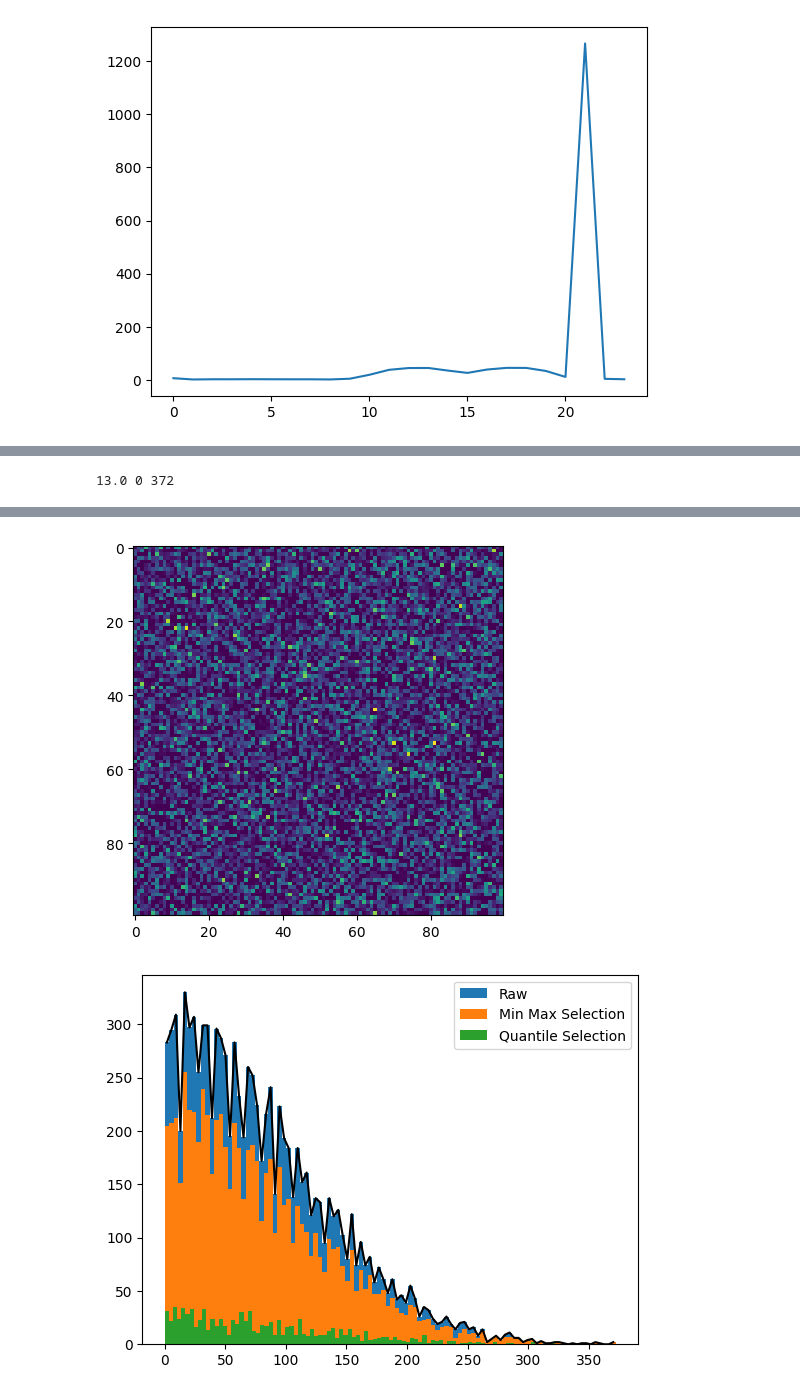
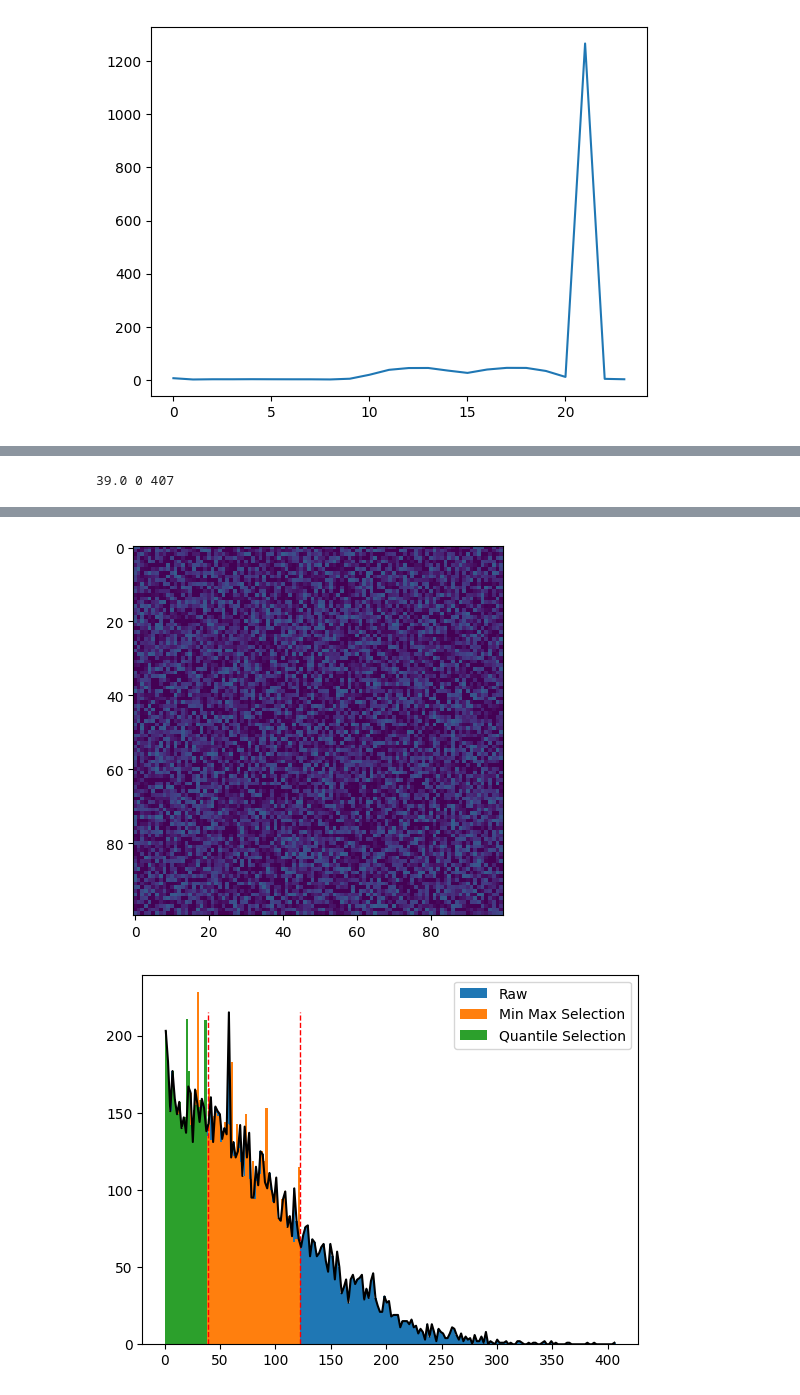
Before and after one commit to TimEpsilon/BetterNIRSpecBackground, a Jupyter notebook: Background_Testing.ipynb, the cells around one changed output, grey strips where cells are left out. Drawn from its saved outputs; the diff is of its cells as text; code cells hidden in the pictures.

```diff
--- a/Background_Testing.ipynb
+++ b/Background_Testing.ipynb
@@ -228,10 +234,10 @@ No artists with labels found to put in legend.  Note that artists whose label st
 # %%
 data = np.abs(np.random.poisson(10000,(100,100))-10000)
 
-q = np.quantile(data,0.1)
+q = np.quantile(data,0.3)
 print(q,data.min(),data.max())
 
-y,x = np.where((data < q))
+x,y = np.where((data < q))
 
 plt.figure()
 plt.imshow(data)
@@ -242,32 +248,35 @@ zeros[:,:] = -1
 zeros[x,y] = data[x,y]
 
 plt.figure()
-plt.imshow(zeros)
+plt.imshow(zeros,vmax=np.max(data))
 plt.show()
 
-n = 100
+n = 200
 
 hist, bins = np.histogram(data.ravel(),bins=n)
 bins = (bins[1:] + bins[:-1])/2
 
 a = 0.3
-y,x = np.where((data <  a*data.max()))
+x,y = np.where((data <  a*data.max()))
 zeros_mm = np.zeros_like(data)
 zeros_mm[:,:] = -1
 zeros_mm[x,y] = data[x,y]
 
 plt.figure()
-plt.imshow(zeros_mm)
+plt.imshow(zeros_mm,vmax=np.max(data))
 plt.show()
 
 plt.figure()
 plt.hist(data.ravel(),bins = n,label="Raw")
-plt.hist(zeros_mm[zeros_mm > -1].ravel(), bins = n, label="Min Max Selection")
-plt.hist(zeros[zeros > -1].ravel(),bins = n,label="Quantile Selection")
+spacing = (data.max() - data.min())/n
+plt.hist(zeros_mm[zeros_mm > -1].ravel(), bins = int((zeros_mm.max())/spacing), label="Min Max Selection")
+plt.hist(zeros[zeros > -1].ravel(),bins = int((zeros.max())/spacing),label="Quantile Selection")
+plt.vlines(q,0,np.max(hist),color='r',linestyle='dashed',linewidth=1)
+plt.vlines(a*data.max(),0,np.max(hist),color='r',linestyle='dashed',linewidth=1)
 
 plt.plot(bins,hist,color='k')
 
 plt.legend()
 plt.show()
 # %% [output]
-13.0 0 372
+39.0 0 407
@@ -276,2 +285,2 @@ plt.show()
-[figure, old version]
+[figure, new version]
-[figure, old version]
+[figure, new version]
```
Also changed, not shown: parts of 7 cells of this notebook, 2 other files.
